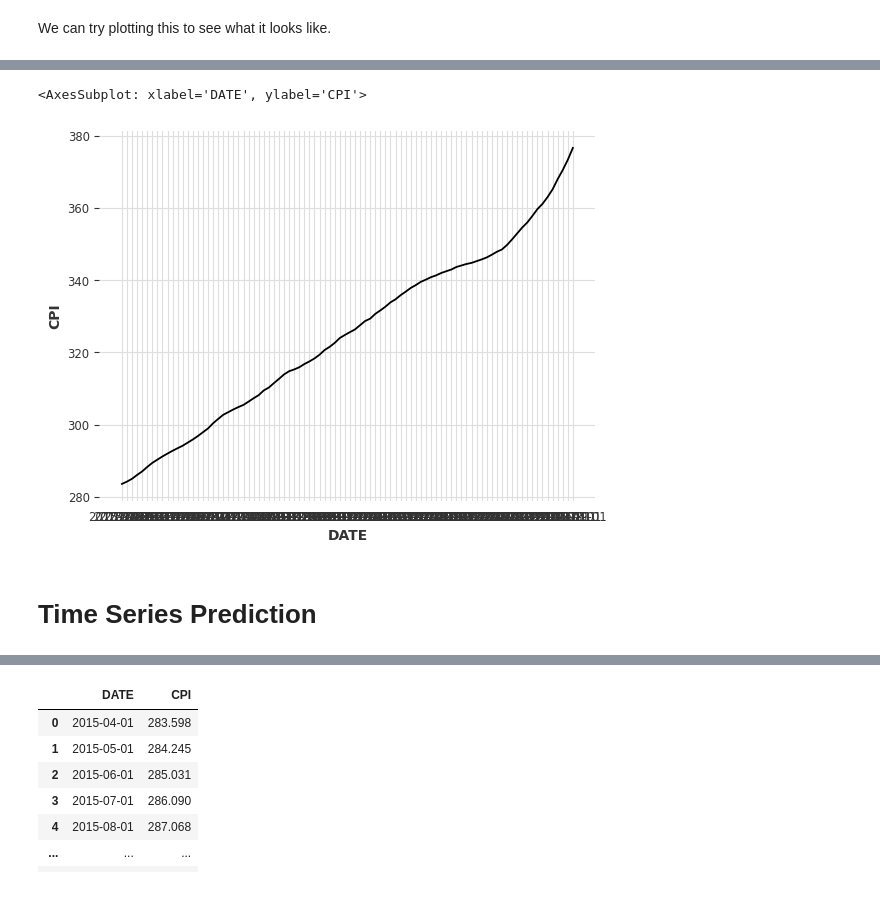
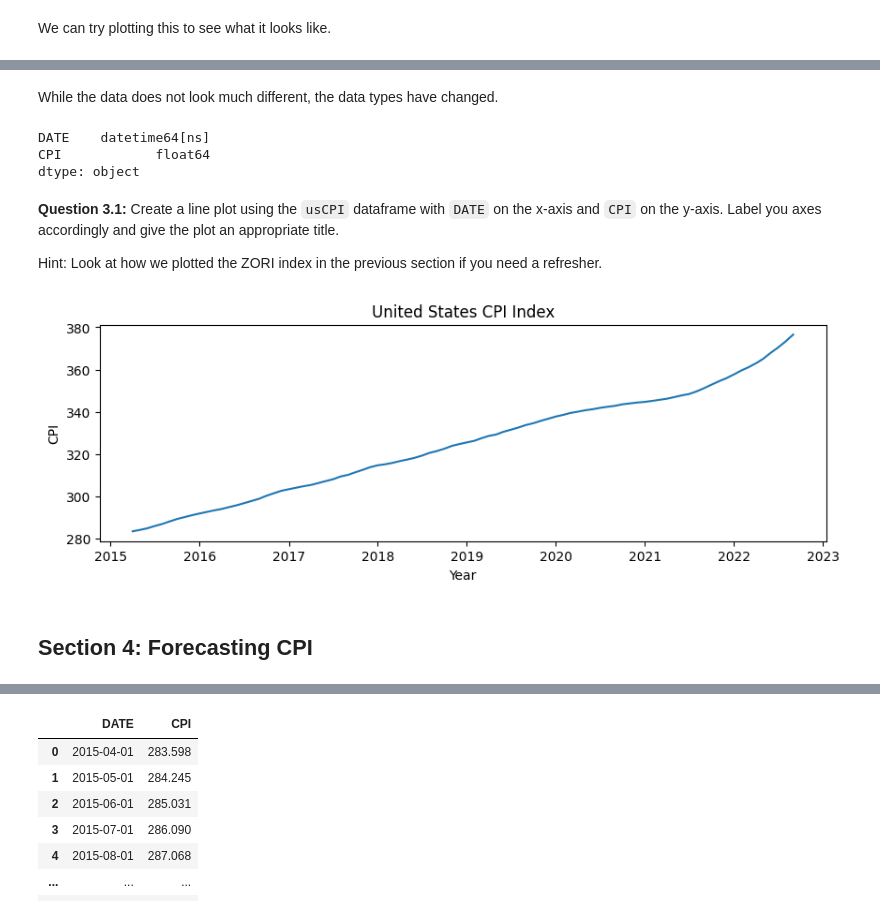
Before and after one commit to ds-modules/ECON-148, a Jupyter notebook: zillow-cpi-pred/zillow-CPI-prediction.ipynb, the cells around one changed output, grey strips where cells are left out. Cells and saved outputs as stored; diff of their text form; code cells hidden in the pictures.

```diff
--- a/zillow-cpi-pred/zillow-CPI-prediction.ipynb
+++ b/zillow-cpi-pred/zillow-CPI-prediction.ipynb
@@ -8,7 +18,18 @@ Run the following cell to import our standard packages.
 # %%
+# Just run this cell
 import pandas as pd
 import numpy as np
 import seaborn as sns
-import matplotlib as plt
+import matplotlib.pyplot as plt
 from scipy import stats
 %matplotlib inline
+plt.rcParams["figure.figsize"] = (10,3)
+
+#! pip install darts --q
+
+import darts
+from darts import TimeSeries
+from darts.dataprocessing.transformers.scaler import Scaler
+from darts.models.forecasting.nhits import NHiTSModel
+from darts.datasets import MonthlyMilkDataset
+from darts.models.forecasting.auto_arima import AutoARIMA
@@ -110,6 +159,8 @@ zillow = zillow.reset_index()
 # %%
+zillow = zillow.reset_index()
 usCPI = pd.read_csv("usCPI.csv")
 usCPI = usCPI.rename(columns={"CUUR0000SEHA": "CPI"})
 usCPI = usCPI.iloc[1:, :]
 usCPI = usCPI.reset_index()
+usCPI = usCPI.drop("index",axis=1)
 # %%
@@ -136,0 +191,2 @@ We can try plotting this to see what it looks like.
+# %%
+usCPI["DATE"]=pd.to_datetime(usCPI["DATE"])
@@ -136,0 +202,12 @@ We can try plotting this to see what it looks like.
+# %% [markdown]
+While the data does not look much different, the data types have changed.
+# %%
+usCPI.dtypes
+# %% [output]
+DATE    datetime64[ns]
+CPI            float64
+dtype: object
+# %% [markdown]
+**Question 3.1:** Create a line plot using the `usCPI` dataframe with `DATE` on the x-axis and `CPI` on the y-axis. Label you axes accordingly and give the plot an appropriate title.
+
+Hint: Look at how we plotted the ZORI index in the previous section if you need a refresher.
@@ -137,7 +216,10 @@ We can try plotting this to see what it looks like.
 # %%
-sns.lineplot(data=usCPI, x="DATE", y="CPI")
+# Delete me
+plt.plot(usCPI["DATE"], usCPI["CPI"])
+plt.xlabel("Year")
+plt.ylabel("CPI")
+plt.title("United States CPI Index");
 # %% [output]
-<AxesSubplot: xlabel='DATE', ylabel='CPI'>
-[figure, old version]
+[figure, new version]
 # %% [markdown]
-# Time Series Prediction
+## Section 4: Forecasting CPI
```
Also changed, not shown: parts of 48 cells of this notebook, 1 other file.
